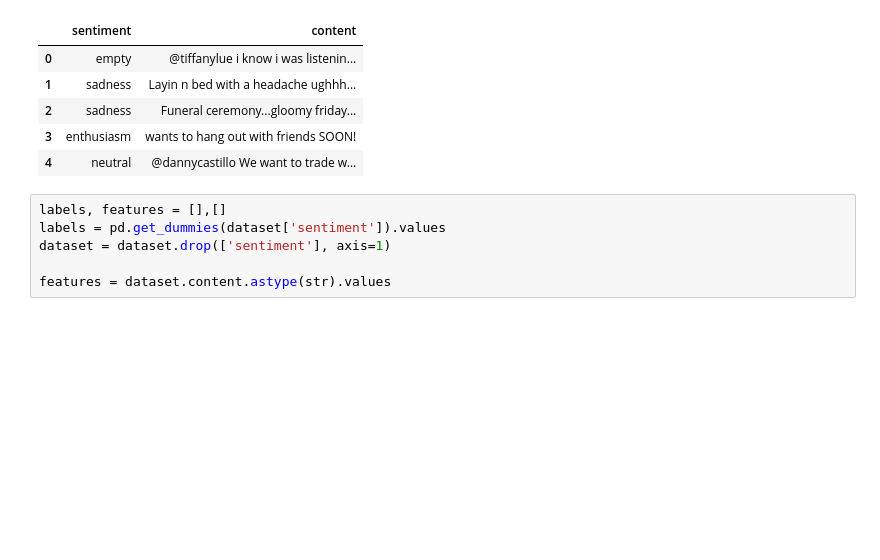
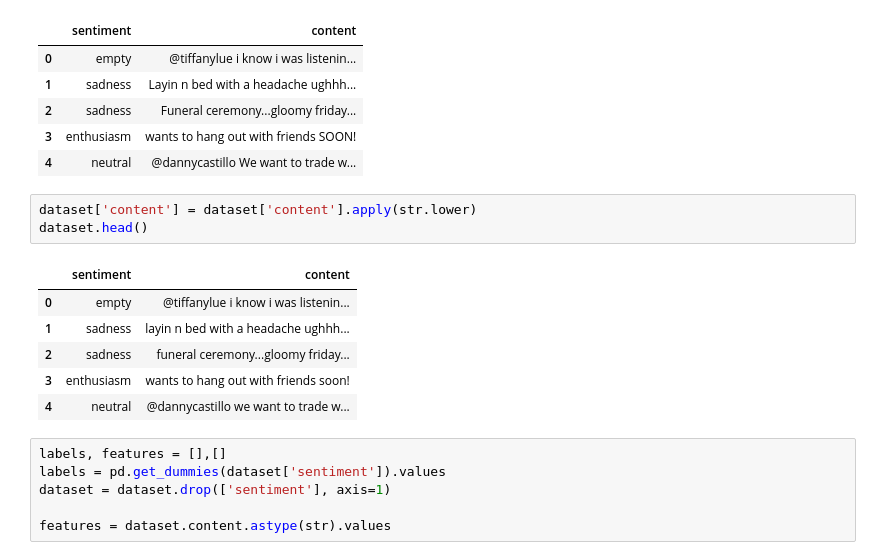
Before and after one commit to Shaheer04/Emotion-Recognition-BERT, a Jupyter notebook: Emotion_Recognition_from_Text.ipynb, the cells around one changed output. Cells and saved outputs as stored; diff of their text form; blank space fills up the shorter version.

```diff
--- a/Emotion_Recognition_from_Text.ipynb
+++ b/Emotion_Recognition_from_Text.ipynb
@@ -79,6 +79,16 @@ dataset.head()
 | 2 | sadness | Funeral ceremony...gloomy friday... |
 | 3 | enthusiasm | wants to hang out with friends SOON! |
 | 4 | neutral | @dannycastillo We want to trade w... |
+# %%
+dataset['content'] = dataset['content'].apply(str.lower)
+dataset.head()
+# %% [output]
+|  | sentiment | content |
+| 0 | empty | @tiffanylue i know i was listenin... |
+| 1 | sadness | layin n bed with a headache ughhh... |
+| 2 | sadness | funeral ceremony...gloomy friday... |
+| 3 | enthusiasm | wants to hang out with friends soon! |
+| 4 | neutral | @dannycastillo we want to trade w... |
 # %%
 labels, features = [],[]
 labels = pd.get_dummies(dataset['sentiment']).values
```
Also changed, not shown: parts of 7 cells of this notebook.
